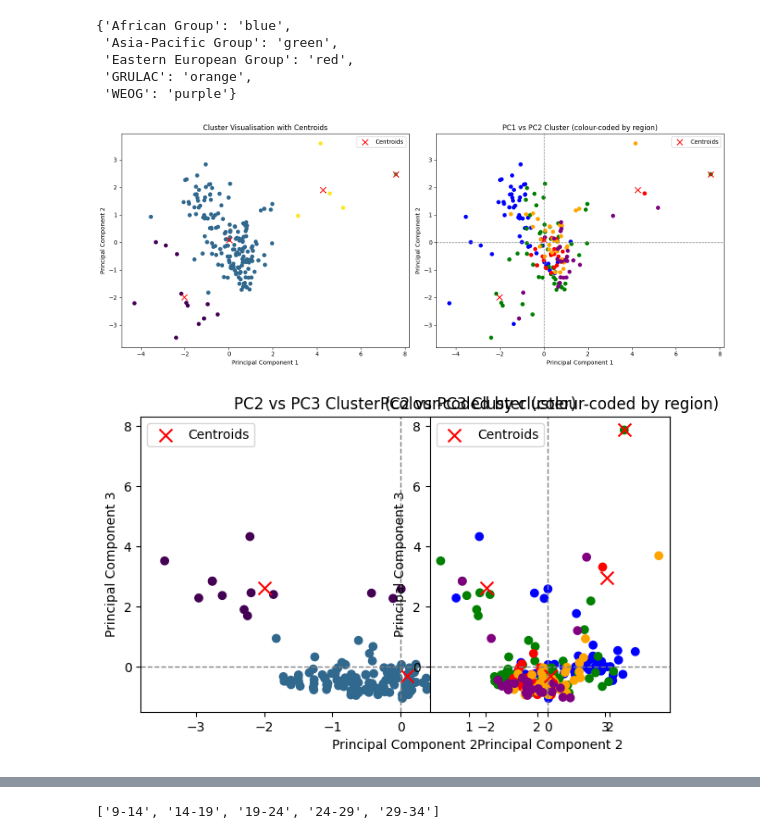
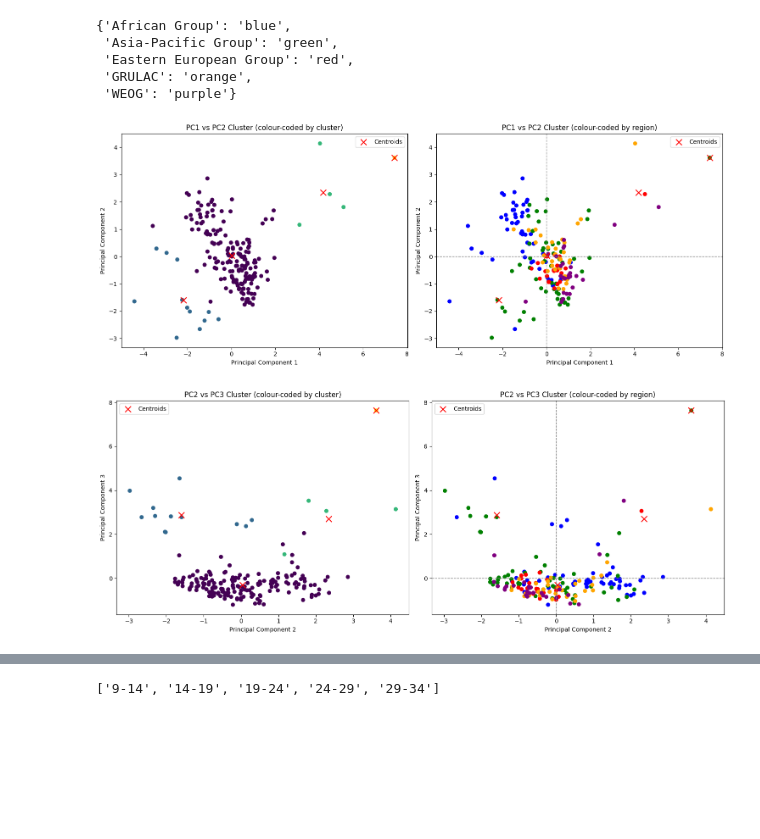
Before and after one commit to luanakimley/low-carbon-development-composite-index, a Jupyter notebook: multivariate_analysis.ipynb, the cells around one changed output, grey strips where cells are left out. Cells and saved outputs as stored; diff of their text form; code cells hidden in the pictures; blank space fills up the shorter version.

```diff
--- a/multivariate_analysis.ipynb
+++ b/multivariate_analysis.ipynb
@@ -625,7 +625,7 @@ plt.scatter(selected_components[:, 0], selected_components[:, 1], c=clusters)
 plt.scatter(kmeans.cluster_centers_[:, 0], kmeans.cluster_centers_[:, 1], marker='x', s=100, c='red', label='Centroids')
 plt.xlabel('Principal Component 1')
 plt.ylabel('Principal Component 2')
-plt.title('Cluster Visualisation with Centroids')
+plt.title('PC1 vs PC2 Cluster (colour-coded by cluster)')
 plt.legend()
 
 plt.subplot(1, 2, 2)
@@ -633,6 +633,7 @@ plt.scatter(selected_components[:, 0], selected_components[:, 1], c=country_colo
 plt.scatter(kmeans.cluster_centers_[:, 0], kmeans.cluster_centers_[:, 1], marker='x', s=100, c='red', label='Centroids')
 plt.xlabel('Principal Component 1')
 plt.ylabel('Principal Component 2')
+
 plt.title('PC1 vs PC2 Cluster (colour-coded by region)')
 plt.axhline(0, color='gray', linestyle='--', linewidth=1)
 plt.axvline(0, color='gray', linestyle='--', linewidth=1)
@@ -641,31 +642,33 @@ plt.legend()
 plt.tight_layout()
 plt.show()
 # %% [output]
-[figure, old version]
+[figure, new version]
 # %%
+plt.figure(figsize=(15, 6))
+
+plt.subplot(1, 2, 1)
 plt.scatter(selected_components[:, 1], selected_components[:, 2], c=clusters)
 plt.scatter(kmeans.cluster_centers_[:, 1], kmeans.cluster_centers_[:, 2], marker='x', s=100, c='red', label='Centroids')
 plt.xlabel('Principal Component 2')
 plt.ylabel('Principal Component 3')
 plt.title('PC2 vs PC3 Cluster (colour-coded by cluster)')
-plt.axhline(0, color='gray', linestyle='--', linewidth=1)
-plt.axvline(0, color='gray', linestyle='--', linewidth=1)
 plt.legend()
 
 plt.subplot(1, 2, 2)
 plt.scatter(selected_components[:, 1], selected_components[:, 2], c=country_colours)
 plt.scatter(kmeans.cluster_centers_[:, 1], kmeans.cluster_centers_[:, 2], marker='x', s=100, c='red', label='Centroids')
 plt.xlabel('Principal Component 2')
 plt.ylabel('Principal Component 3')
+
 plt.title('PC2 vs PC3 Cluster (colour-coded by region)')
 plt.axhline(0, color='gray', linestyle='--', linewidth=1)
 plt.axvline(0, color='gray', linestyle='--', linewidth=1)
 plt.legend()
 
 plt.tight_layout()
 plt.show()
 # %% [output]
-[figure, old version]
+[figure, new version]
 # %%
 plt.figure(figsize=(15, 6))
 
```
Also changed, not shown: parts of 65 cells of this notebook, 8 other files.
